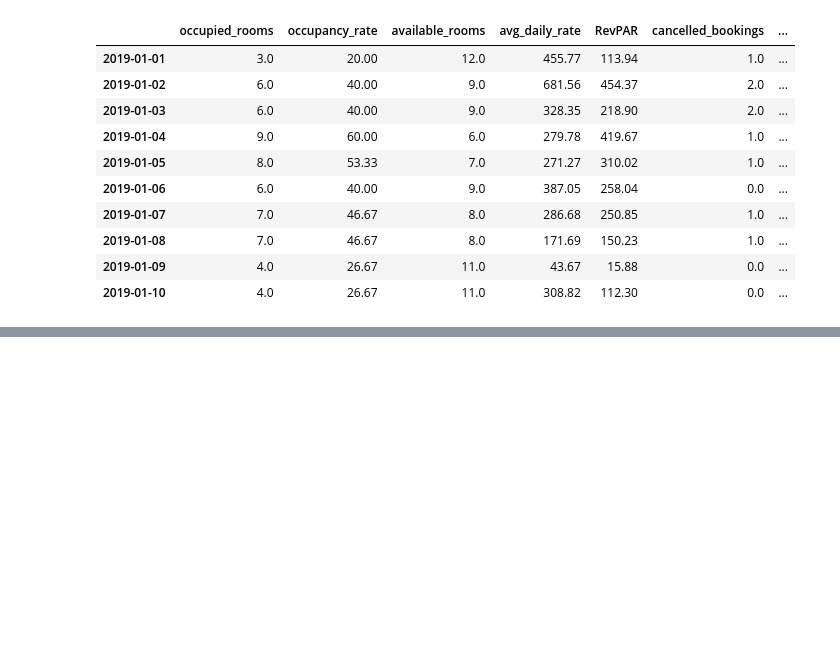
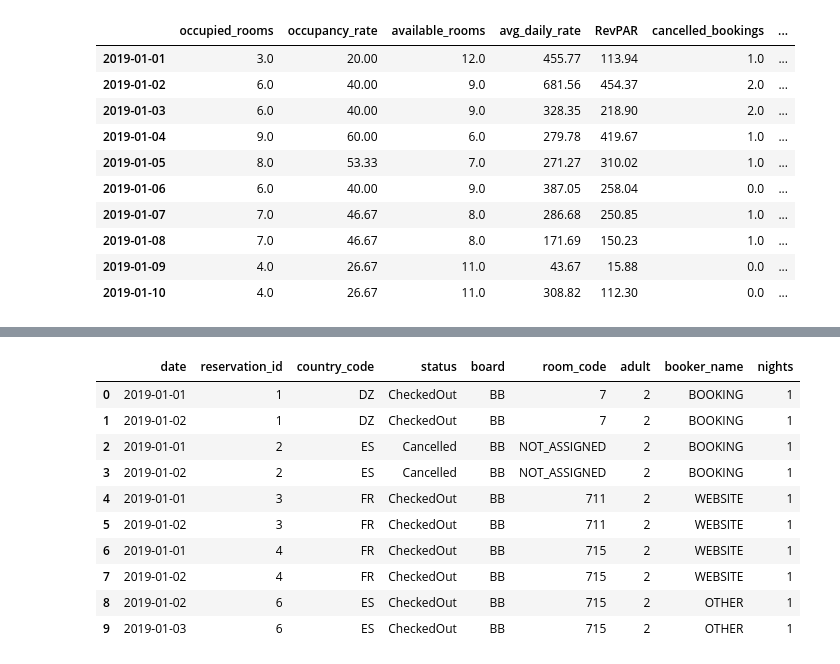
Before and after one commit to lauurasarabia/Hotel_Dashboard, a Jupyter notebook: reading.ipynb, the cells around one changed output, grey strips where cells are left out. Cells and saved outputs as stored; diff of their text form; code cells hidden in the pictures; blank space fills up the shorter version.

```diff
--- a/reading.ipynb
+++ b/reading.ipynb
@@ -187,0 +209,15 @@ occupancy.to_csv(f'./data/data_sql/occupancy.csv')
+# %%
+occupancy = occupancy_table(reservations_final)
+occupancy[:10]
+# %% [output]
+|  | date | reservation_id | country_code | status | board | room_code | adult | booker_name | nights |
+| 0 | 2019-01-01 | 1 | DZ | CheckedOut | BB | 7 | 2 | BOOKING | 1 |
+| 1 | 2019-01-02 | 1 | DZ | CheckedOut | BB | 7 | 2 | BOOKING | 1 |
+| 2 | 2019-01-01 | 2 | ES | Cancelled | BB | NOT_ASSIGNED | 2 | BOOKING | 1 |
+| 3 | 2019-01-02 | 2 | ES | Cancelled | BB | NOT_ASSIGNED | 2 | BOOKING | 1 |
+| 4 | 2019-01-01 | 3 | FR | CheckedOut | BB | 711 | 2 | WEBSITE | 1 |
+| 5 | 2019-01-02 | 3 | FR | CheckedOut | BB | 711 | 2 | WEBSITE | 1 |
+| 6 | 2019-01-01 | 4 | FR | CheckedOut | BB | 715 | 2 | WEBSITE | 1 |
+| 7 | 2019-01-02 | 4 | FR | CheckedOut | BB | 715 | 2 | WEBSITE | 1 |
+| 8 | 2019-01-02 | 6 | ES | CheckedOut | BB | 715 | 2 | OTHER | 1 |
+| 9 | 2019-01-03 | 6 | ES | CheckedOut | BB | 715 | 2 | OTHER | 1 |
```
Also changed, not shown: parts of 7 cells of this notebook, 4 other files.
